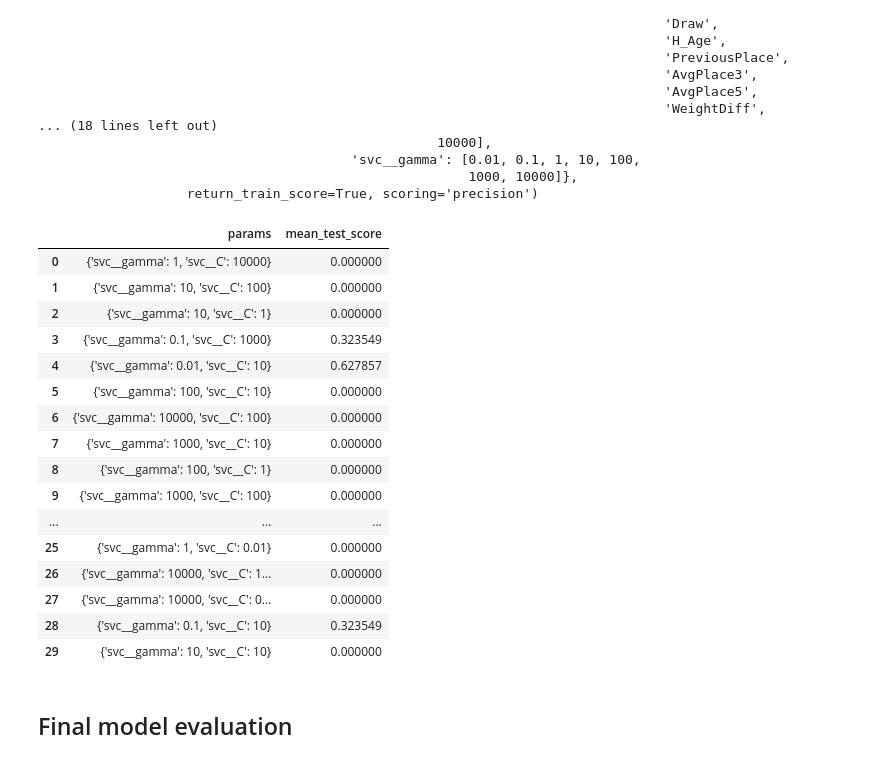
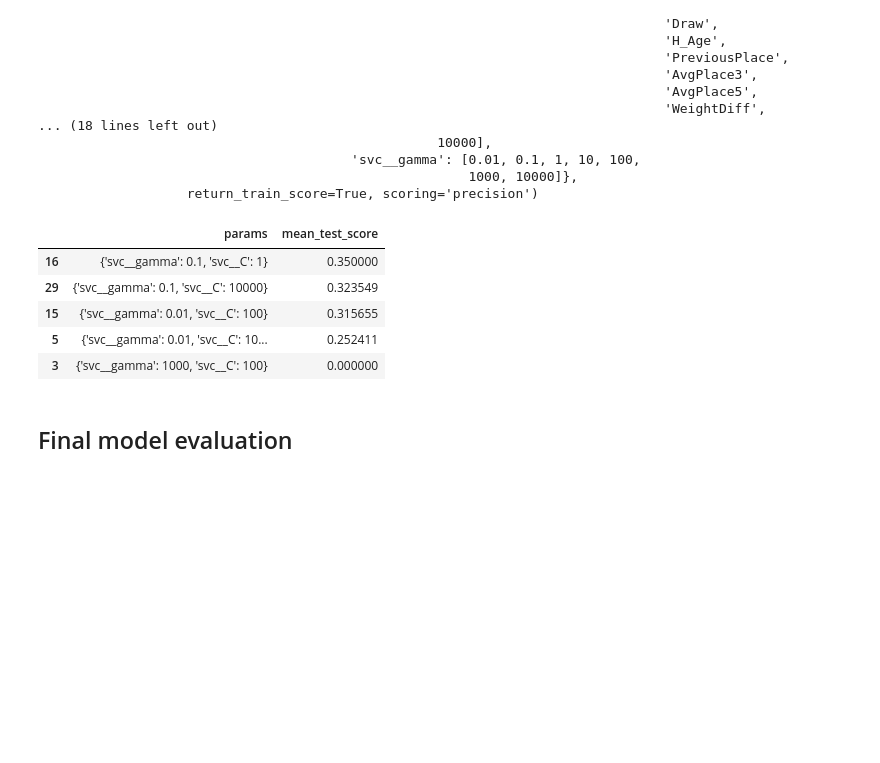
Before and after one commit to morrismanfung/yukoproject2022, a Jupyter notebook: 02-model/002-svm.ipynb, the cells around one changed output. Cells and saved outputs as stored; diff of their text form; code cells hidden in the pictures; blank space fills up the shorter version.

```diff
--- a/02-model/002-svm.ipynb
+++ b/02-model/002-svm.ipynb
@@ -157,25 +157,14 @@ RandomizedSearchCV(cv=5,
                    return_train_score=True, scoring='precision')
 # %%
 results = pd.DataFrame(random_search.cv_results_)
-results[ ['params', 'mean_test_score']]
+results[ ['params', 'mean_test_score']].sort_values( 'mean_test_score', ascending = False).head()
 # %% [output]
 |  | params | mean_test_score |
-| 0 | {'svc__gamma': 1, 'svc__C': 10000} | 0.000000 |
-| 1 | {'svc__gamma': 10, 'svc__C': 100} | 0.000000 |
-| 2 | {'svc__gamma': 10, 'svc__C': 1} | 0.000000 |
-| 3 | {'svc__gamma': 0.1, 'svc__C': 1000} | 0.323549 |
-| 4 | {'svc__gamma': 0.01, 'svc__C': 10} | 0.627857 |
-| 5 | {'svc__gamma': 100, 'svc__C': 10} | 0.000000 |
-| 6 | {'svc__gamma': 10000, 'svc__C': 100} | 0.000000 |
-| 7 | {'svc__gamma': 1000, 'svc__C': 10} | 0.000000 |
-| 8 | {'svc__gamma': 100, 'svc__C': 1} | 0.000000 |
-| 9 | {'svc__gamma': 1000, 'svc__C': 100} | 0.000000 |
-| ... | ... | ... |
-| 25 | {'svc__gamma': 1, 'svc__C': 0.01} | 0.000000 |
-| 26 | {'svc__gamma': 10000, 'svc__C': 1... | 0.000000 |
-| 27 | {'svc__gamma': 10000, 'svc__C': 0... | 0.000000 |
-| 28 | {'svc__gamma': 0.1, 'svc__C': 10} | 0.323549 |
-| 29 | {'svc__gamma': 10, 'svc__C': 10} | 0.000000 |
+| 16 | {'svc__gamma': 0.1, 'svc__C': 1} | 0.350000 |
+| 29 | {'svc__gamma': 0.1, 'svc__C': 10000} | 0.323549 |
+| 15 | {'svc__gamma': 0.01, 'svc__C': 100} | 0.315655 |
+| 5 | {'svc__gamma': 0.01, 'svc__C': 10... | 0.252411 |
+| 3 | {'svc__gamma': 1000, 'svc__C': 100} | 0.000000 |
 # %% [markdown]
 ## Final model evaluation
 # %%
```
Also changed, not shown: parts of 2 cells of this notebook, 3 other files.
